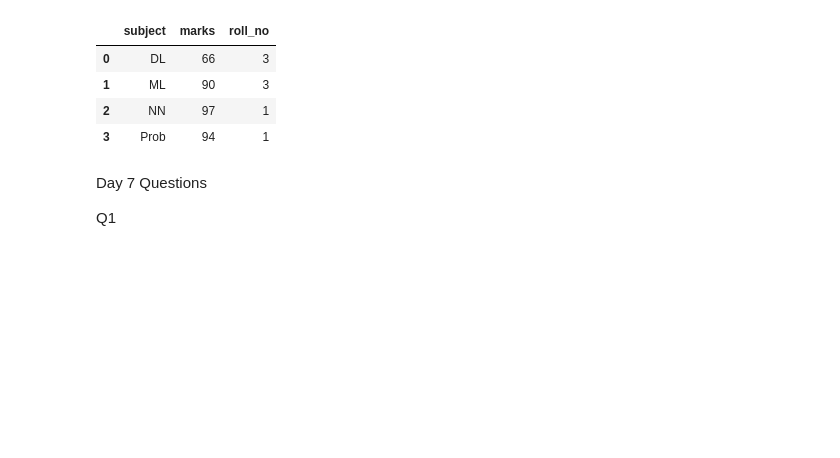
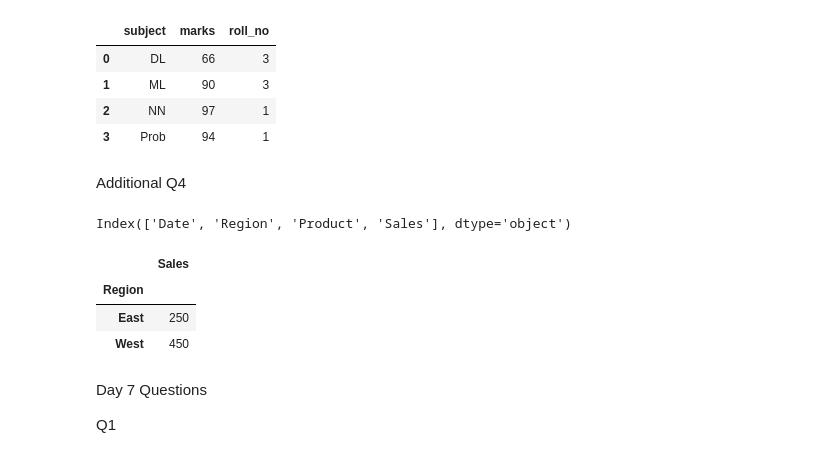
Before and after one commit to msarkar92/pandas-basics, a Jupyter notebook: Pandas_2.ipynb, the cells around one changed output. Saved outputs shown, nothing was run; the diff lists cells and outputs as text; code cells hidden in the pictures; blank space fills up the shorter version.

Commit message:
Day 6 | Additional Q4 solution

```diff
--- a/Pandas_2.ipynb
+++ b/Pandas_2.ipynb
@@ -905,6 +905,29 @@ pd.merge(result,df, on=['marks','subject'], how='inner')
 | 1 | ML | 90 | 3 |
 | 2 | NN | 97 | 1 |
 | 3 | Prob | 94 | 1 |
+# %% [markdown]
+Additional Q4
+# %%
+sales_data = {
+    'Date': ['2024-01-01', '2024-01-01', '2024-01-02', '2024-01-02'],
+    'Region': ['East', 'West', 'East', 'West'],
+    'Product': ['A', 'B', 'A', 'B'],
+    'Sales': [100, 200, 150, 250]
+}
+
+df = pd.DataFrame(sales_data)
+# %%
+df.columns
+# %% [output]
+Index(['Date', 'Region', 'Product', 'Sales'], dtype='object')
+# %%
+result = pd.pivot_table(df, values='Sales', index='Region', aggfunc='sum')
+result
+# %% [output]
+|  | Sales |
+| Region |  |
+| East | 250 |
+| West | 450 |
 # %% [markdown]
 Day 7 Questions
 
```
